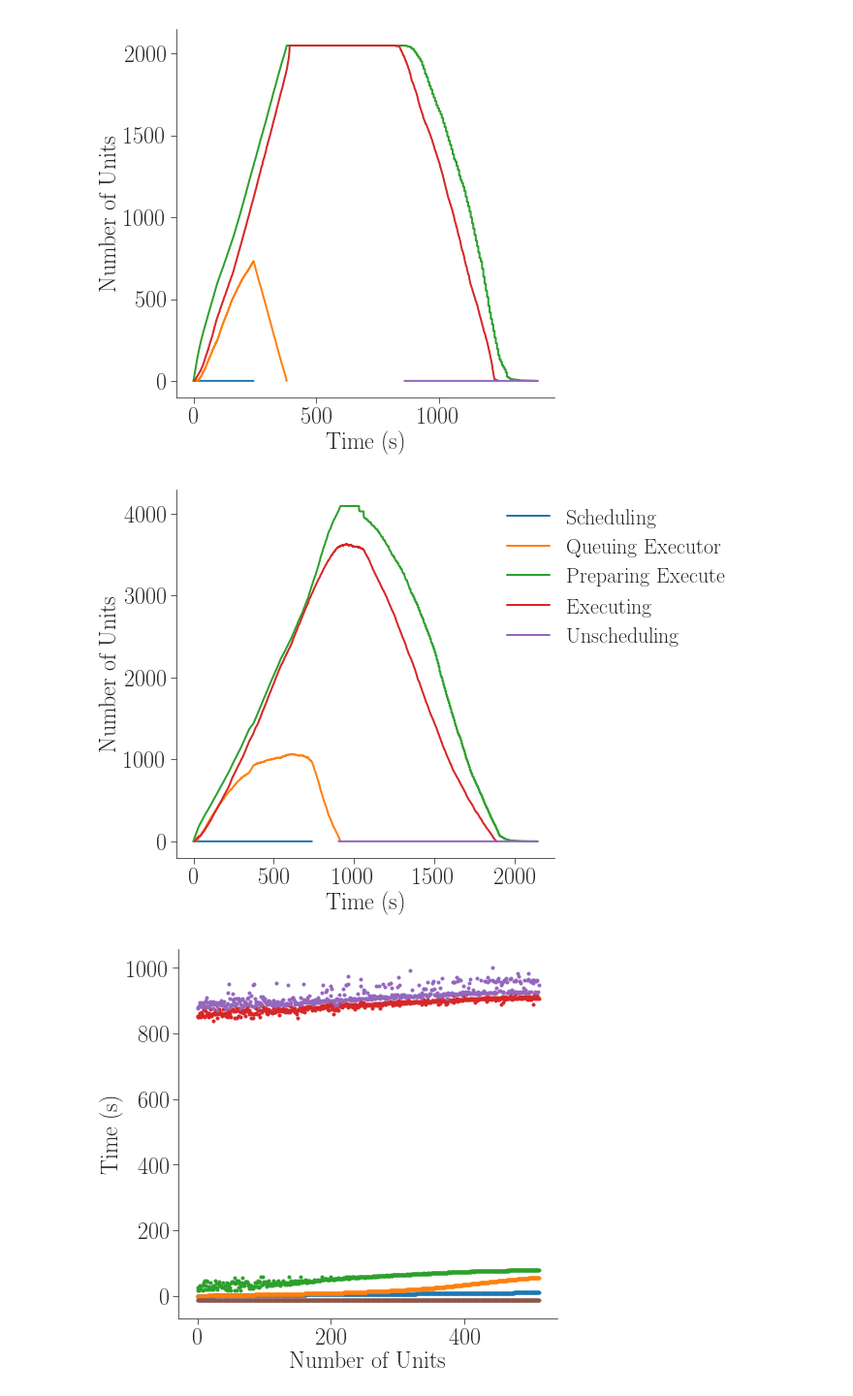
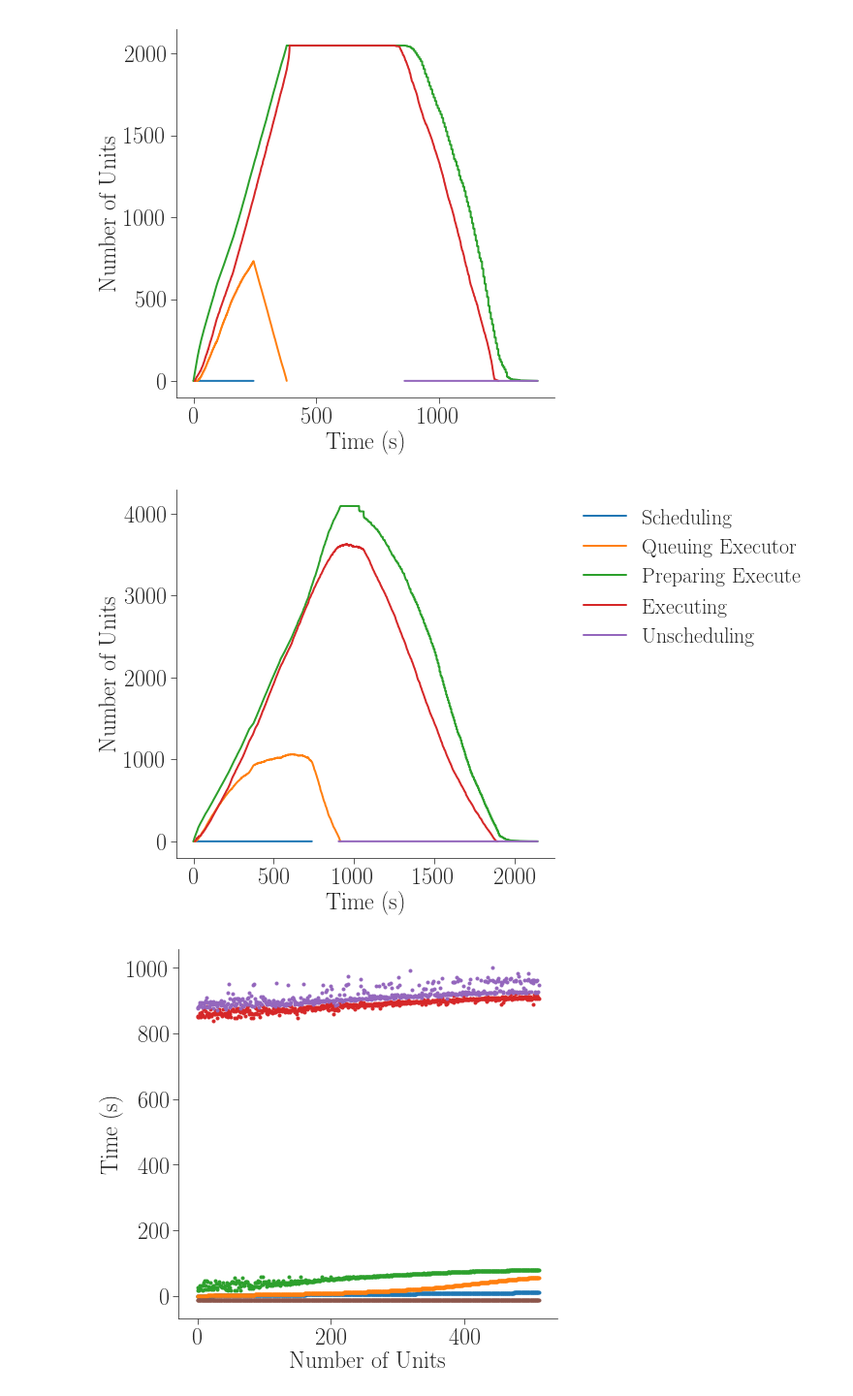
Before and after one commit to radical-experiments/rp.paper, a Jupyter notebook: analysis/rp_paper_plots.ipynb, the cells around one changed output. Shown at 97% size. Saved outputs shown, nothing was run; the diff lists cells and outputs as text; code cells hidden in the pictures.

Commit message:
Paper plots

```diff
--- a/analysis/rp_paper_plots.ipynb
+++ b/analysis/rp_paper_plots.ipynb
@@ -370,35 +370,35 @@ x = [item[0]-base for item in scu]
 y = [item[1] for item in scu]
 ax.plot(x, y) #, color=tableau20[12])
 
 # How many units are being executed
 scu = session.concurrency(event=[
  {ru.STATE: None, ru.EVENT: 'app_start'},                   # Execution start
  {ru.STATE: None, ru.EVENT: 'app_stop'}])                   # Executed
 x = [item[0]-base for item in scu]
 y = [item[1] for item in scu]
 ax.plot(x, y) #, color=tableau20[0])
 
 # How many units are being unscheduled
 scu = session.concurrency(event=[
  {ru.STATE: None, ru.EVENT: 'unschedule_start'},            # Unscheduling start
  {ru.STATE: None, ru.EVENT: 'unschedule_stop'}])            # Unscheduling stop
 x = [item[0]-base for item in scu]
 y = [item[1] for item in scu]
 ax.plot(x, y) #, color=tableau20[8])
 
 ax.legend(#ncol=3,
-          loc='upper right', bbox_to_anchor=(1.5,1),
+          loc='upper right', bbox_to_anchor=(1.7,1),
           labels=['Scheduling', 'Queuing Executor', 'Preparing Execute',
                   # 'Checking Directory', 'Spawning',
                   'Executing', 'Unscheduling'])
 plt.xlabel('Time (s)')
 plt.ylabel('Number of Units')
 
 #ax.set_ylim(0,4096)
 
 plt.savefig('figures/paper_titan_rp_synapse_weak_scaling_concurrency_%s.pdf' % ssize, dpi=600, bbox_inches='tight')
 # %% [output]
-[figure, old version]
+[figure, new version]
 # %%
 fig, ax  = fig_setup(figsize=(7,7))
 ssize = 512
```
Also changed, not shown: parts of 4 cells of this notebook, 10 other files.
